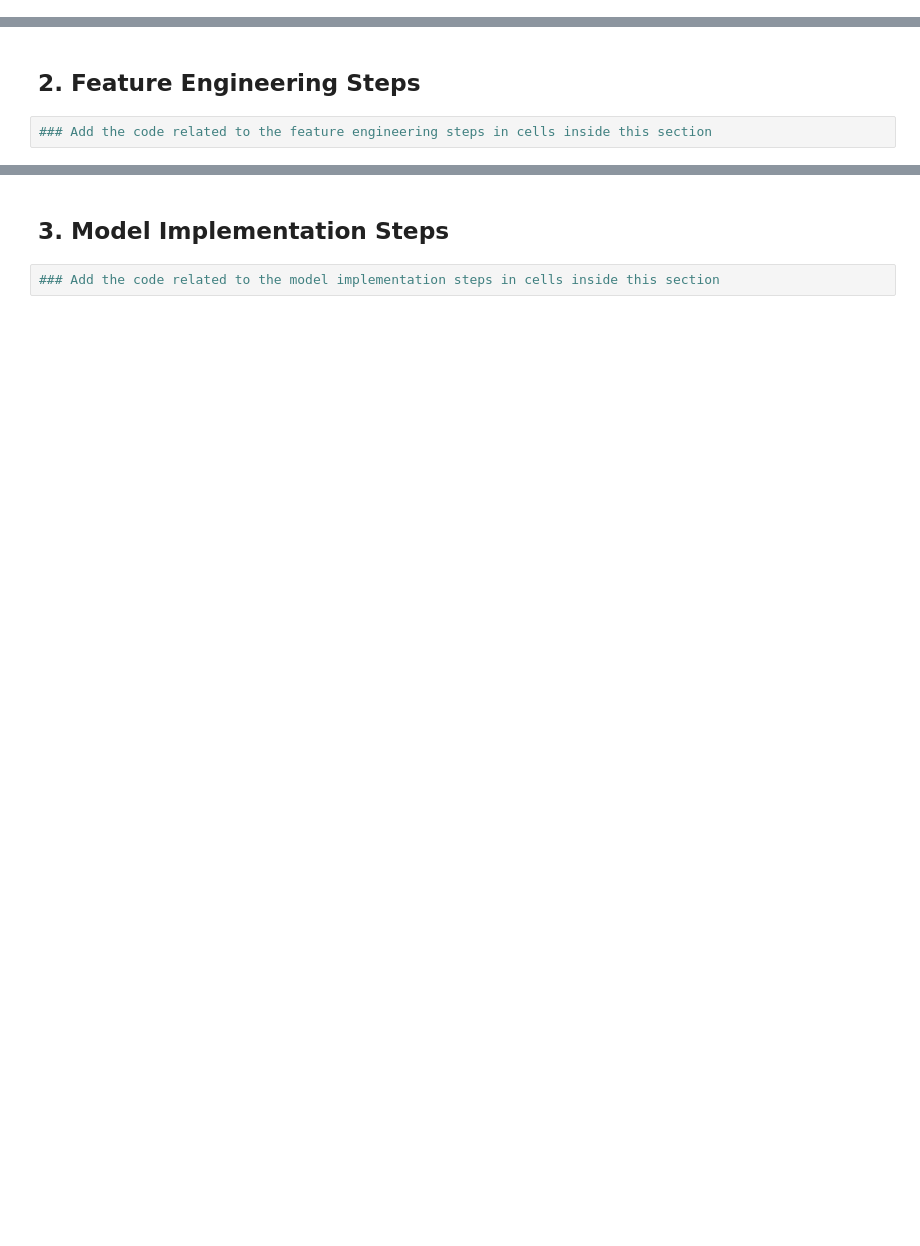
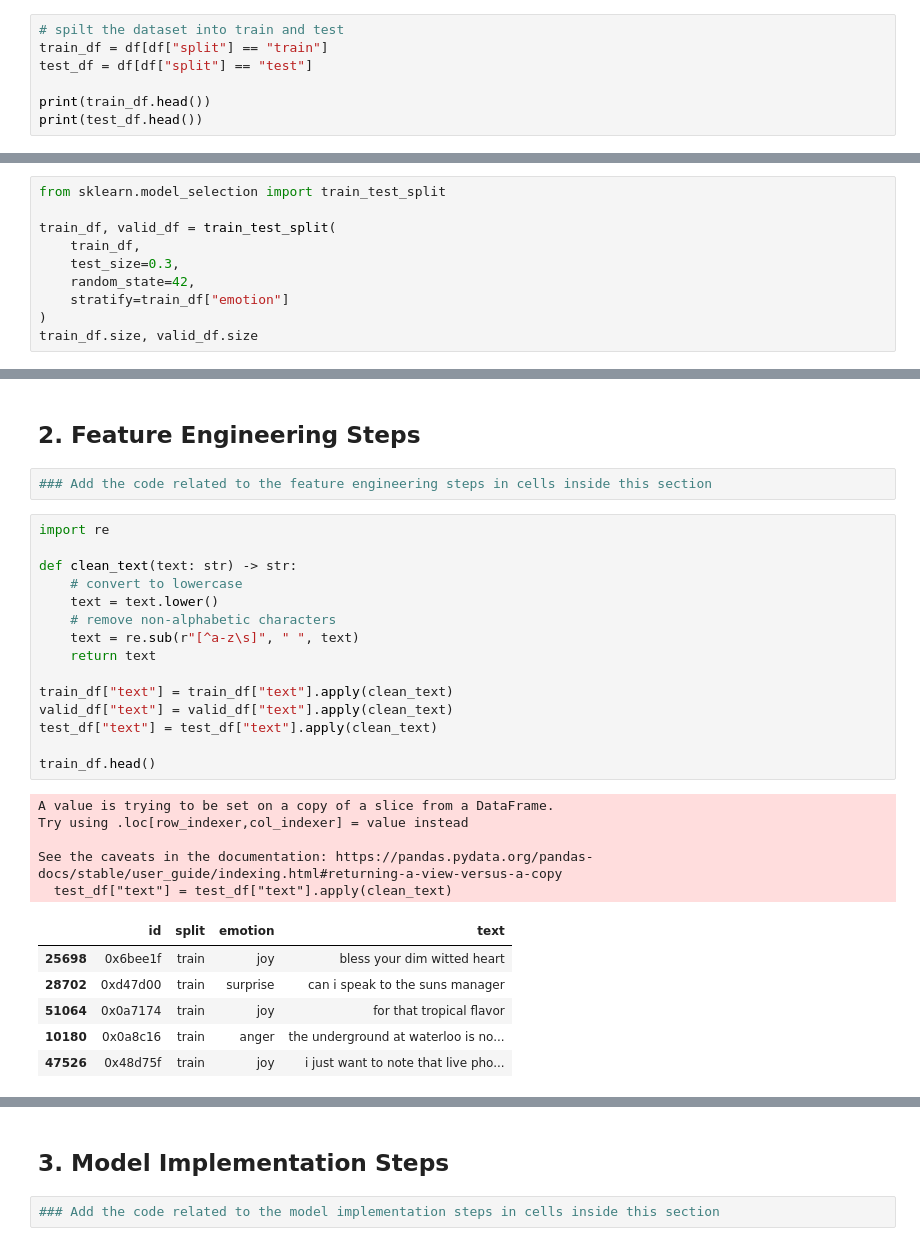
Before and after one commit to sunnyrch/DM2025-Lab2-Exercise, a Jupyter notebook: DM2025-Lab2-Homework.ipynb, the cells around one changed output, grey strips where cells are left out. Drawn from its saved outputs; the diff is of its cells as text; blank space fills up the shorter version.

```diff
--- a/DM2025-Lab2-Homework.ipynb
+++ b/DM2025-Lab2-Homework.ipynb
@@ -151,0 +229,7 @@ Markdown Syntax to Add Image: `![Description of the Image](./your_local_folder/n
+# %%
+# spilt the dataset into train and test
+train_df = df[df["split"] == "train"]
+test_df = df[df["split"] == "test"]
+
+print(train_df.head())
+print(test_df.head())
@@ -151,0 +253,10 @@ Markdown Syntax to Add Image: `![Description of the Image](./your_local_folder/n
+# %%
+from sklearn.model_selection import train_test_split
+
+train_df, valid_df = train_test_split(
+    train_df,
+    test_size=0.3,
+    random_state=42,
+    stratify=train_df["emotion"]
+)
+train_df.size, valid_df.size
@@ -153,3 +266,30 @@ Markdown Syntax to Add Image: `![Description of the Image](./your_local_folder/n
 ## 2. Feature Engineering Steps
 # %%
 ### Add the code related to the feature engineering steps in cells inside this section
+# %%
+import re
+
+def clean_text(text: str) -> str:
+    # convert to lowercase
+    text = text.lower()
+    # remove non-alphabetic characters
+    text = re.sub(r"[^a-z\s]", " ", text)
+    return text
+
+train_df["text"] = train_df["text"].apply(clean_text)
+valid_df["text"] = valid_df["text"].apply(clean_text)
+test_df["text"] = test_df["text"].apply(clean_text)
+
+train_df.head()
+# %% [output]
+A value is trying to be set on a copy of a slice from a DataFrame.
+Try using .loc[row_indexer,col_indexer] = value instead
+
+See the caveats in the documentation: https://pandas.pydata.org/pandas-docs/stable/user_guide/indexing.html#returning-a-view-versus-a-copy
+  test_df["text"] = test_df["text"].apply(clean_text)
+|  | id | split | emotion | text |
+| 25698 | 0x6bee1f | train | joy | bless your dim witted heart |
+| 28702 | 0xd47d00 | train | surprise | can i speak to the suns manager |
+| 51064 | 0x0a7174 | train | joy | for that tropical flavor |
+| 10180 | 0x0a8c16 | train | anger | the underground at waterloo is no... |
+| 47526 | 0x48d75f | train | joy | i just want to note that live pho... |
```
Also changed, not shown: parts of 19 cells of this notebook, 8 other files.
